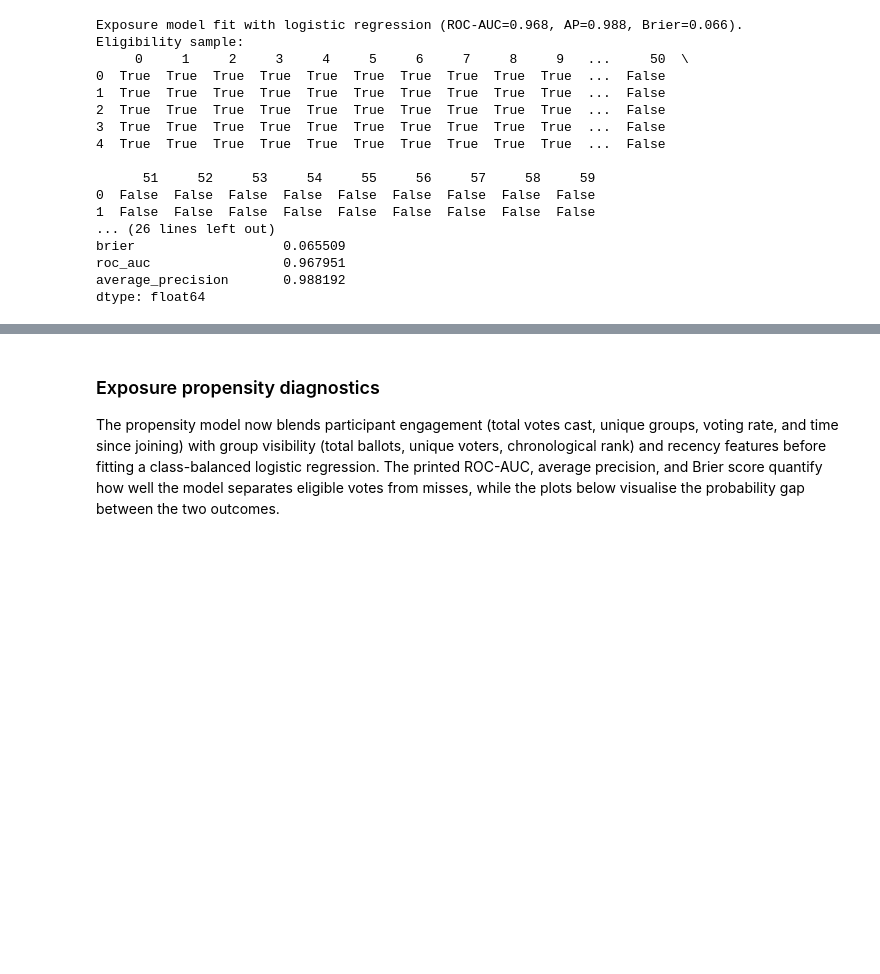
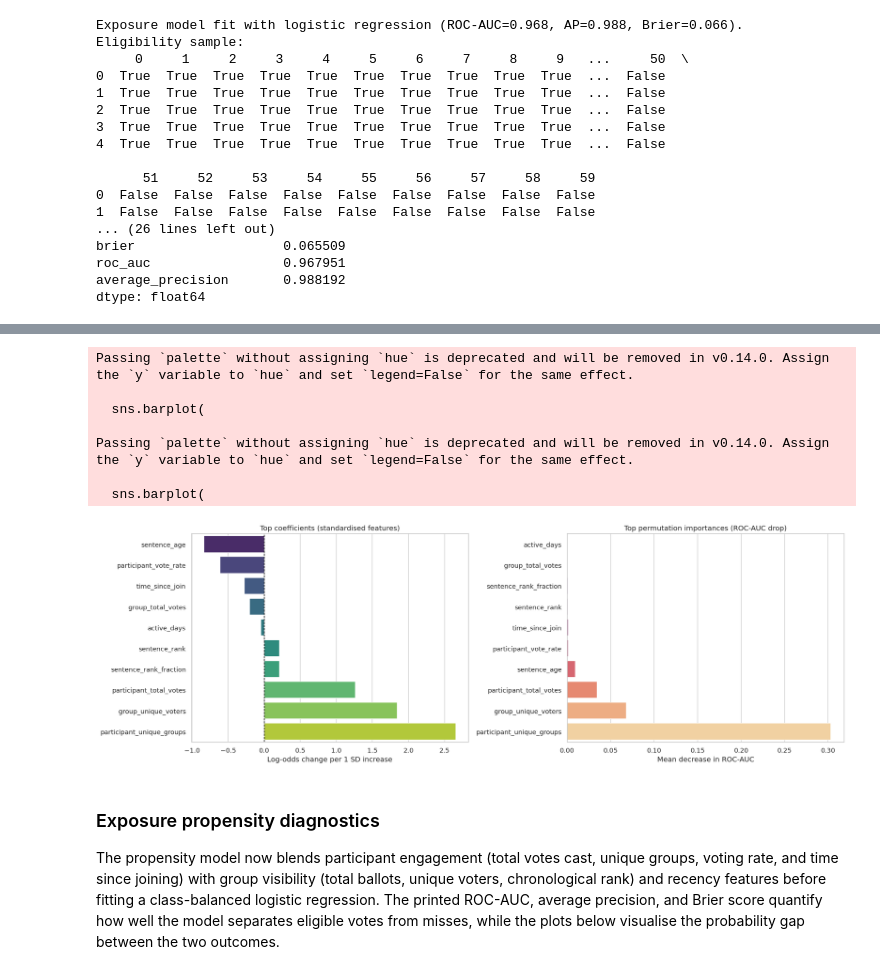
Before and after one commit to yananlong/taking_stock_facct, a Jupyter notebook: sentences_topic_pipeline.ipynb, the cells around one changed output, grey strips where cells are left out. Drawn from its saved outputs; the diff is of its cells as text; code cells hidden in the pictures; blank space fills up the shorter version.

Commit message:
Add exposure feature importance diagnostics

```diff
--- a/sentences_topic_pipeline.ipynb
+++ b/sentences_topic_pipeline.ipynb
@@ -513,0 +517,67 @@ dtype: float64
+# %%
+feature_importance_df = None
+perm_importance_df = None
+if ("clf" in globals() and hasattr(clf, "coef_") and hasattr(clf, "predict_proba")
+        and not exposure_df.empty):
+    coef = pd.Series(clf.coef_[0], index=feature_cols)
+    odds = np.exp(coef)
+    feature_importance_df = (
+        pd.DataFrame({
+            "feature": feature_cols,
+            "coefficient": coef.values,
+            "odds_ratio": odds.values,
+            "abs_coefficient": coef.abs().values,
+        })
+        .sort_values("abs_coefficient", ascending=False)
+        .reset_index(drop=True)
+    )
+    display(feature_importance_df)
+    from sklearn.inspection import permutation_importance
+
+    perm_result = permutation_importance(
+        clf, X_norm, y, n_repeats=15, random_state=42, scoring="roc_auc", n_jobs=1
+    )
+    perm_importance_df = (
+        pd.DataFrame(
+            {
+                "feature": feature_cols,
+                "importance_mean": perm_result.importances_mean,
+                "importance_std": perm_result.importances_std,
+            }
+        )
+        .sort_values("importance_mean", ascending=False)
+        .reset_index(drop=True)
+    )
+    display(perm_importance_df)
+
+    top_coef = feature_importance_df.head(10).sort_values("coefficient")
+    top_perm = perm_importance_df.head(10).sort_values("importance_mean")
+    fig, axes = plt.subplots(1, 2, figsize=(18, 6))
+    sns.barplot(
+        data=top_coef,
+        x="coefficient",
+        y="feature",
+        palette="viridis",
+        ax=axes[0],
+    )
+    axes[0].axvline(0, color="black", linewidth=1, linestyle="--")
+    axes[0].set_title("Top coefficients (standardised features)")
+    axes[0].set_xlabel("Log-odds change per 1 SD increase")
+    axes[0].set_ylabel("")
+
+    sns.barplot(
+        data=top_perm,
+        x="importance_mean",
+        y="feature",
+        palette="magma",
+        ax=axes[1],
+    )
+    axes[1].set_title("Top permutation importances (ROC-AUC drop)")
+    axes[1].set_xlabel("Mean decrease in ROC-AUC")
+    axes[1].set_ylabel("")
+
+    plt.tight_layout()
+    plt.show()
+else:
+    print("Feature importances unavailable because the logistic exposure model was not fit.")
+# %% [output]
@@ -514,3 +606,11 @@ dtype: float64
+Passing `palette` without assigning `hue` is deprecated and will be removed in v0.14.0. Assign the `y` variable to `hue` and set `legend=False` for the same effect.
+
+  sns.barplot(
+
+Passing `palette` without assigning `hue` is deprecated and will be removed in v0.14.0. Assign the `y` variable to `hue` and set `legend=False` for the same effect.
+
+  sns.barplot(
+[figure, added]
 # %% [markdown]
 
 ### Exposure propensity diagnostics
```
Also changed, not shown: parts of 2 cells of this notebook.
